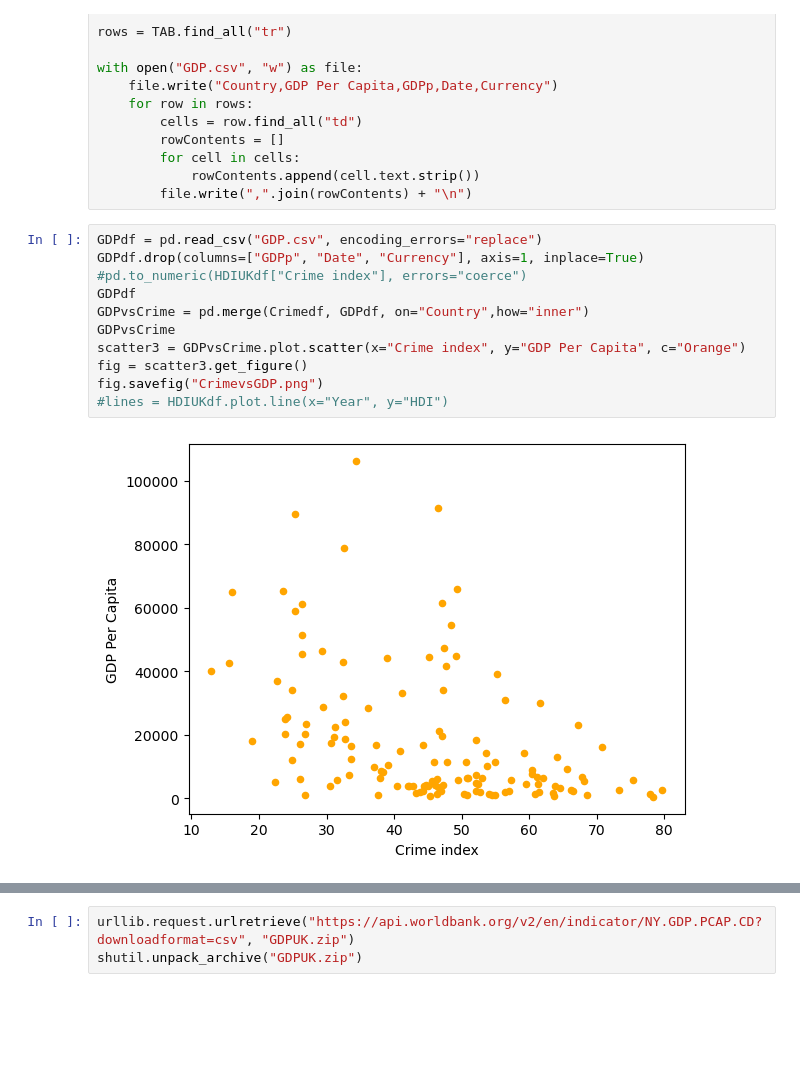
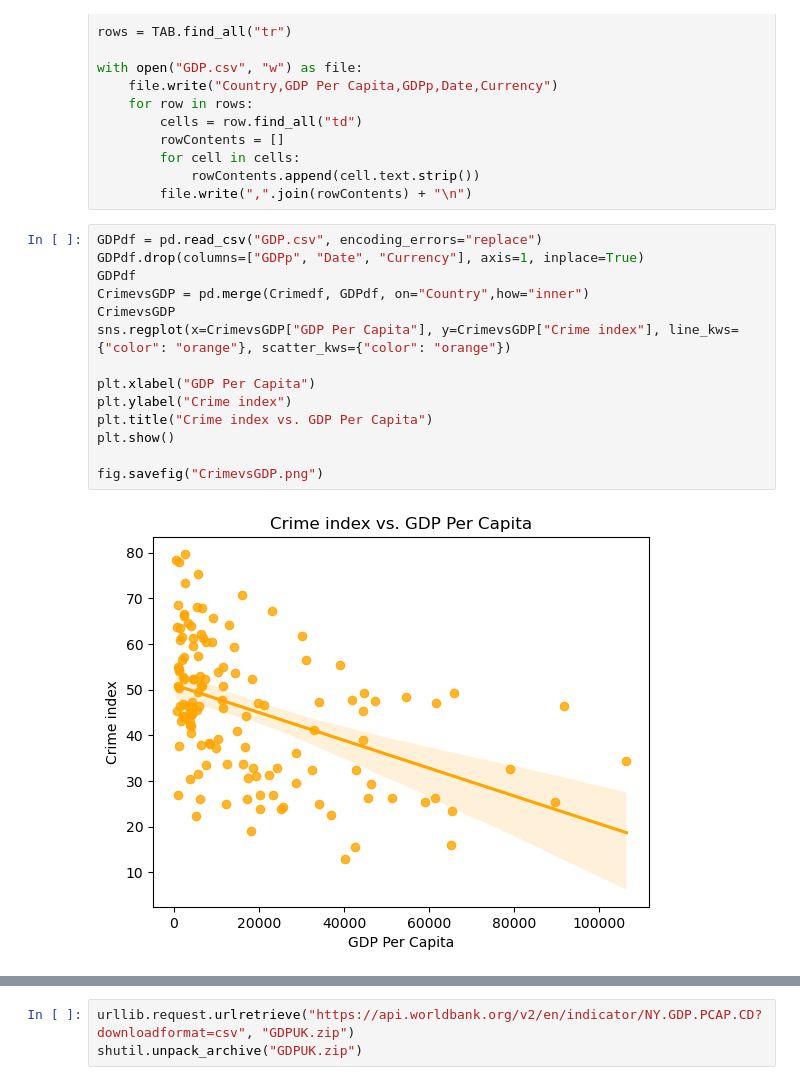
Before and after one commit to blueron05/730049432, a Jupyter notebook: projectCode.ipynb, the cells around one changed output, grey strips where cells are left out. Drawn from its saved outputs; the diff is of its cells as text; blank space fills up the shorter version.

```diff
--- a/projectCode.ipynb
+++ b/projectCode.ipynb
@@ -377,14 +395,17 @@ with open("GDP.csv", "w") as file:
 # %%
 GDPdf = pd.read_csv("GDP.csv", encoding_errors="replace")
 GDPdf.drop(columns=["GDPp", "Date", "Currency"], axis=1, inplace=True)
-#pd.to_numeric(HDIUKdf["Crime index"], errors="coerce")
 GDPdf
-GDPvsCrime = pd.merge(Crimedf, GDPdf, on="Country",how="inner")
-GDPvsCrime
-scatter3 = GDPvsCrime.plot.scatter(x="Crime index", y="GDP Per Capita", c="Orange")
-fig = scatter3.get_figure()
+CrimevsGDP = pd.merge(Crimedf, GDPdf, on="Country",how="inner")
+CrimevsGDP
+sns.regplot(x=CrimevsGDP["GDP Per Capita"], y=CrimevsGDP["Crime index"], line_kws={"color": "orange"}, scatter_kws={"color": "orange"})
+
+plt.xlabel("GDP Per Capita")
+plt.ylabel("Crime index")
+plt.title("Crime index vs. GDP Per Capita")
+plt.show()
+
 fig.savefig("CrimevsGDP.png")
-#lines = HDIUKdf.plot.line(x="Year", y="HDI")
 # %% [output]
-[figure, old version]
+[figure, new version]
 # %%
```
Also changed, not shown: parts of 14 cells of this notebook, 3 other files.
